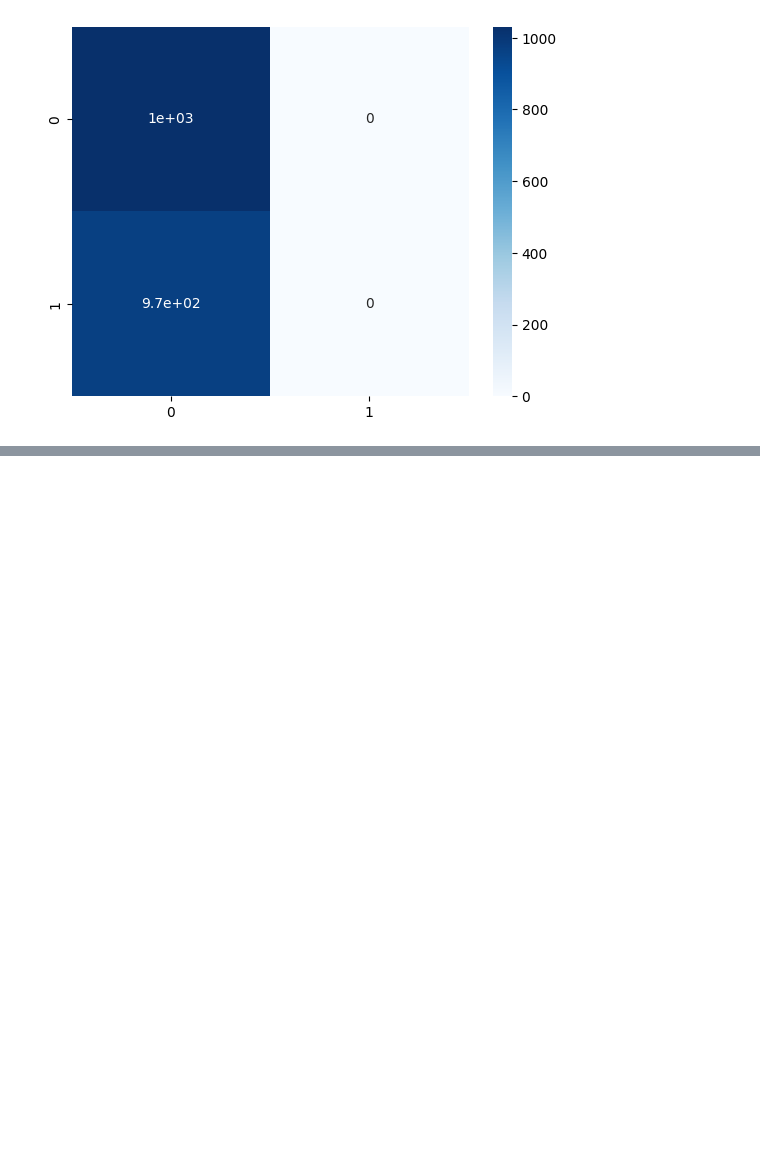
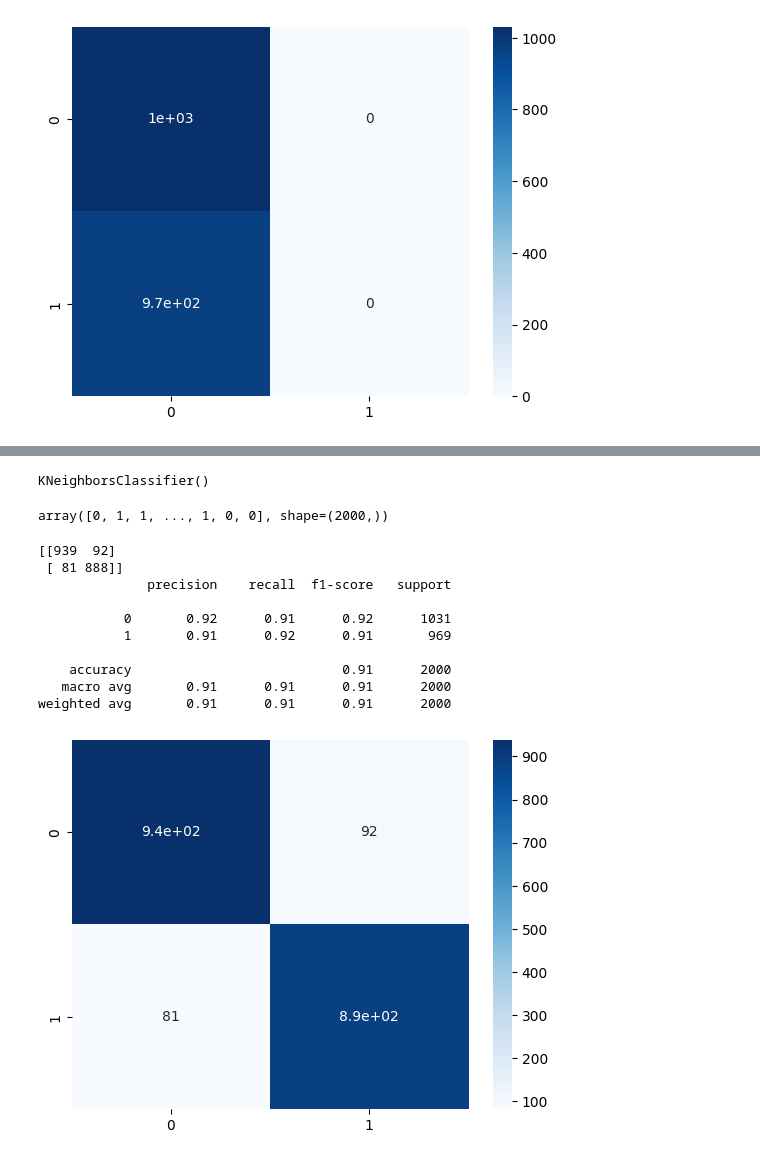
Before and after one commit to zerinaibrulj/machine-learning, a Jupyter notebook: ML/Tasks/T7_Student_Exam.ipynb, the cells around one changed output, grey strips where cells are left out. Drawn from its saved outputs; the diff is of its cells as text; code cells hidden in the pictures; blank space fills up the shorter version.

```diff
--- a/ML/Tasks/T7_Student_Exam.ipynb
+++ b/ML/Tasks/T7_Student_Exam.ipynb
@@ -566,0 +665,27 @@ weighted avg       0.27      0.52      0.35      2000
+# %%
+model=KNeighborsClassifier()
+model.fit(x_train, y_train)
+# %% [output]
+KNeighborsClassifier()
+# %%
+y_pred=model.predict(x_test)
+y_pred
+# %% [output]
+array([0, 1, 1, ..., 1, 0, 0], shape=(2000,))
+# %%
+matrix1 = confusion_matrix(y_test, y_pred)
+print(matrix1)
+ax1 = sns.heatmap(matrix1, annot=True, cmap="Blues")
+print(classification_report(y_test, y_pred))
+# %% [output]
+[[939  92]
+ [ 81 888]]
+              precision    recall  f1-score   support
+
+           0       0.92      0.91      0.92      1031
+           1       0.91      0.92      0.91       969
+
+    accuracy                           0.91      2000
+   macro avg       0.91      0.91      0.91      2000
+weighted avg       0.91      0.91      0.91      2000
+[figure, added]
```
Also changed, not shown: parts of 13 cells of this notebook.
